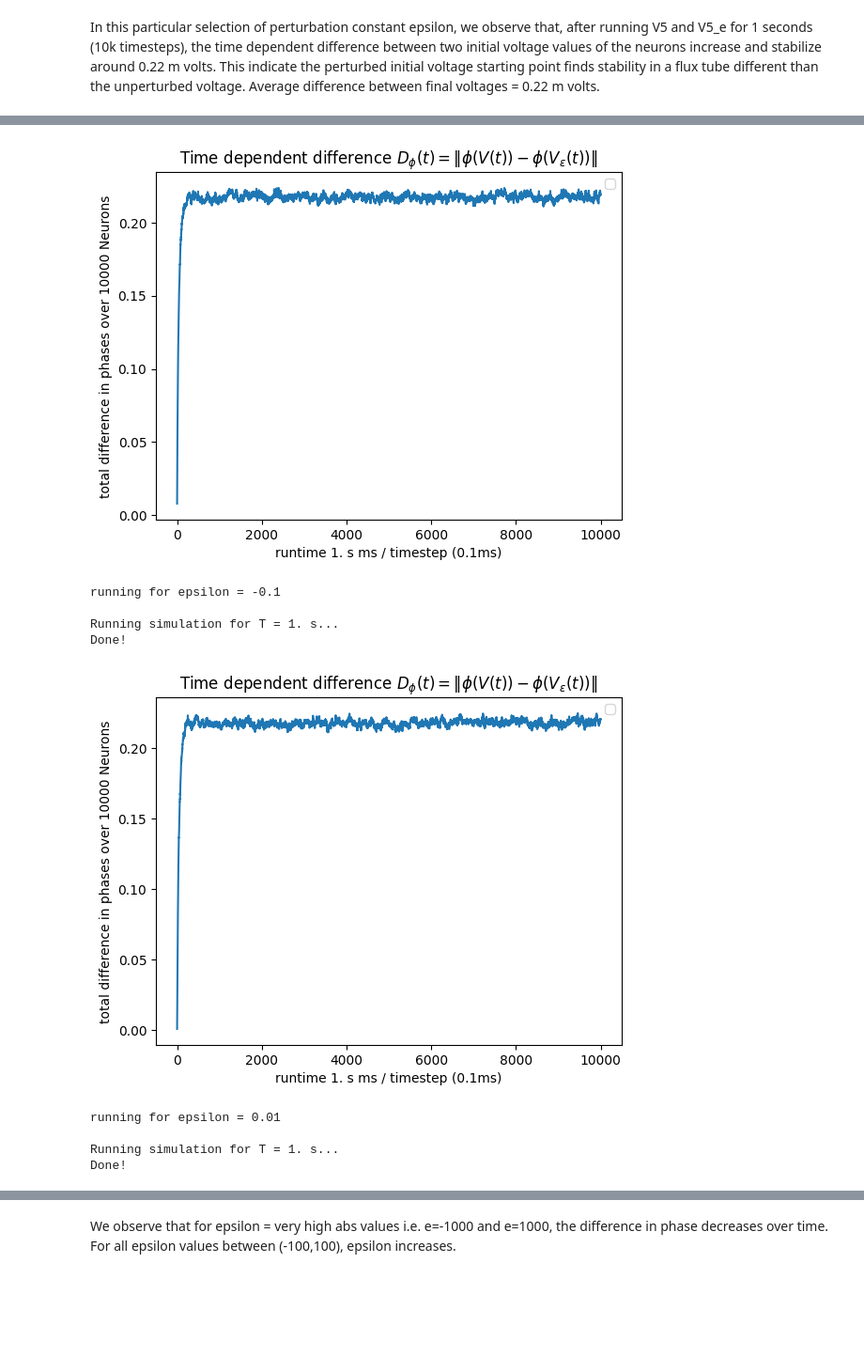
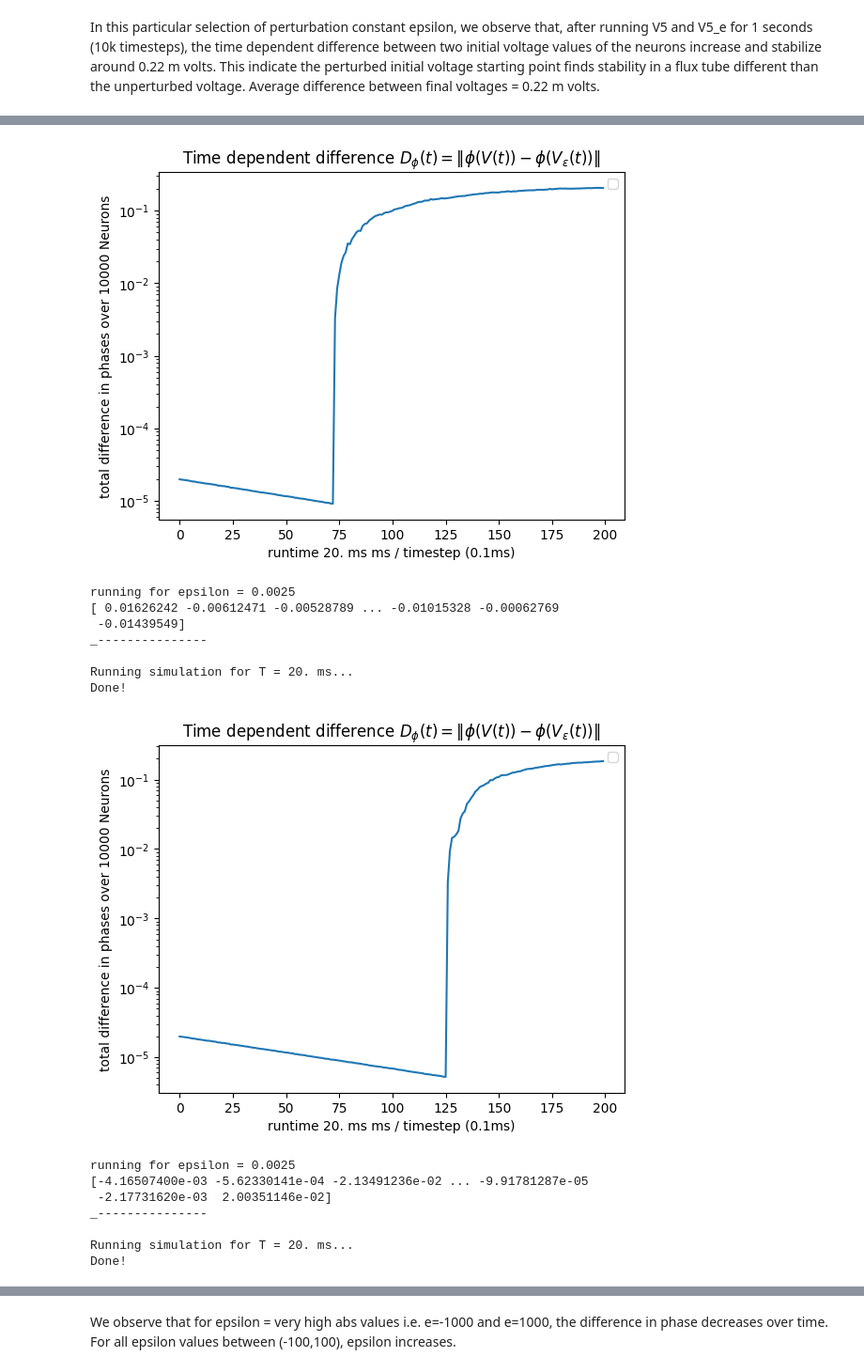
Before and after one commit to ulasayyilmaz/Stability_and_Chaos, a Jupyter notebook: Stab_Chaos_Thor.ipynb, the cells around one changed output, grey strips where cells are left out. Shown at 94% size. Drawn from its saved outputs; the diff is of its cells as text; code cells hidden in the pictures; blank space fills up the shorter version.

```diff
--- a/Stab_Chaos_Thor.ipynb
+++ b/Stab_Chaos_Thor.ipynb
@@ -140,3 +136,7 @@ Done!
 
 Running simulation for T = 1. s...
 Done!
+# %%
+#run it again but now from the resulting vector of the previous run
+runtime = 10*ms
+V_5, trajectory_V_5  = run_w_startvector(runtime, V_0)
@@ -197,6 +202,7 @@ Done!
 def plot_time_difference(diff_over_neurons_normalized,runtime):
     # plt.plot(diff_over_neurons)
     plt.plot(diff_over_neurons_normalized)
+    plt.yscale('log')
     plt.xlabel(f'runtime {runtime} ms / timestep (0.1ms)')
     plt.ylabel(f'total difference in phases over {N} Neurons')
     plt.title(r'Time dependent difference $D_{\phi}(t) = \|\phi(V(t)) - \phi(V_{\varepsilon}(t))\|$')
@@ -213,13 +219,12 @@ In this particular selection of perturbation constant epsilon, we observe that,
 # we already have our normalized random vector r = np.random.normal(0,1,N),  r /= np.linalg.norm(r)
 # so we scale it up and down and try to find bifurcation values for epsilon in our system
 # - leading to convergence of the same flux tube vs different flux tube
-epsilon_array_high=[-1000,-100,1,100,1000]
-epsilon_array_low=[-1,-0.1,0.01,0.1,1]
+epsilon_array=[0.0025] * 10
 
-r = np.random.normal(0,1,N)
-r /= np.linalg.norm(r)
+# r = np.random.normal(0,1,N)
+# r /= np.linalg.norm(r)
 # %%
-def simulate_epsilon_differences(eps_array,r,V0,runtime):
+def simulate_epsilon_differences(eps_array,V0,runtime):
     phase_V0=phi(V0)
     # phase_epsilon_arrays=[]
     # V0e_arrays=[]
@@ -228,10 +233,18 @@ def simulate_epsilon_differences(eps_array,r,V0,runtime):
     V1, trajectory_V1 = run_w_startvector(runtime, V0)
     phase_V1_shift=phi(trajectory_V1.V)
 
-    for eps in eps_array:
+
+    for i,eps in enumerate(eps_array):
+        np.random.seed(i)
+        r1 = np.random.normal(0,1,N)
+        r1 /= np.linalg.norm(r1)
+
         print(f'running for epsilon = {eps}')
-        phase_V0e_shift = phase_V0 + (eps*r)
+        phase_V0e_shift = phase_V0 + (eps*r1)
         V0e=phi_inv(phase_V0e_shift)
+
+        print(r1)
+        print("_---------------")
 
         # phase_epsilon_arrays.append(phase_V0e_shift)
         # V0e_arrays.append(V0e)
@@ -249,5 +262,5 @@ def simulate_epsilon_differences(eps_array,r,V0,runtime):
         plt.show()
     return V1e_arrays
 # %%
-diff_over_neurons_normalized_arr=simulate_epsilon_differences(epsilon_array_low,r,V_0,1*second)
+diff_over_neurons_normalized_arr=simulate_epsilon_differences(epsilon_array,V_0,20*ms)
 # %% [output]
@@ -261,10 +277,16 @@ Done!
-[figure, old version]
+[figure, new version]
-running for epsilon = -0.1
-
-Running simulation for T = 1. s...
-Done!
+running for epsilon = 0.0025
+[ 0.01626242 -0.00612471 -0.00528789 ... -0.01015328 -0.00062769
+ -0.01439549]
+_---------------
+
+Running simulation for T = 20. ms...
+Done!
-[figure, old version]
+[figure, new version]
-running for epsilon = 0.01
-
-Running simulation for T = 1. s...
-Done!
+running for epsilon = 0.0025
+[-4.16507400e-03 -5.62330141e-04 -2.13491236e-02 ... -9.91781287e-05
+ -2.17731620e-03  2.00351146e-02]
+_---------------
+
+Running simulation for T = 20. ms...
+Done!
```
Also changed, not shown: parts of 9 cells of this notebook, 1 other file.
